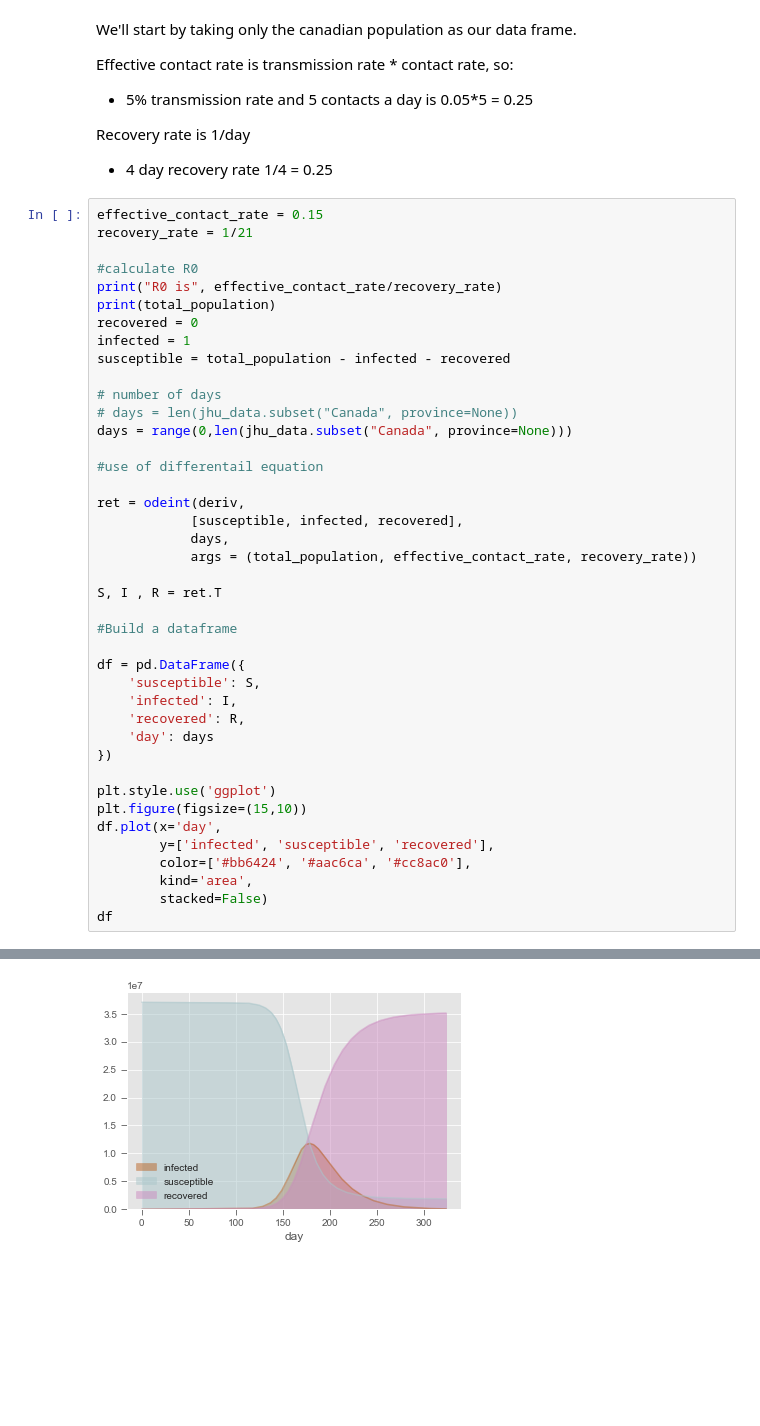
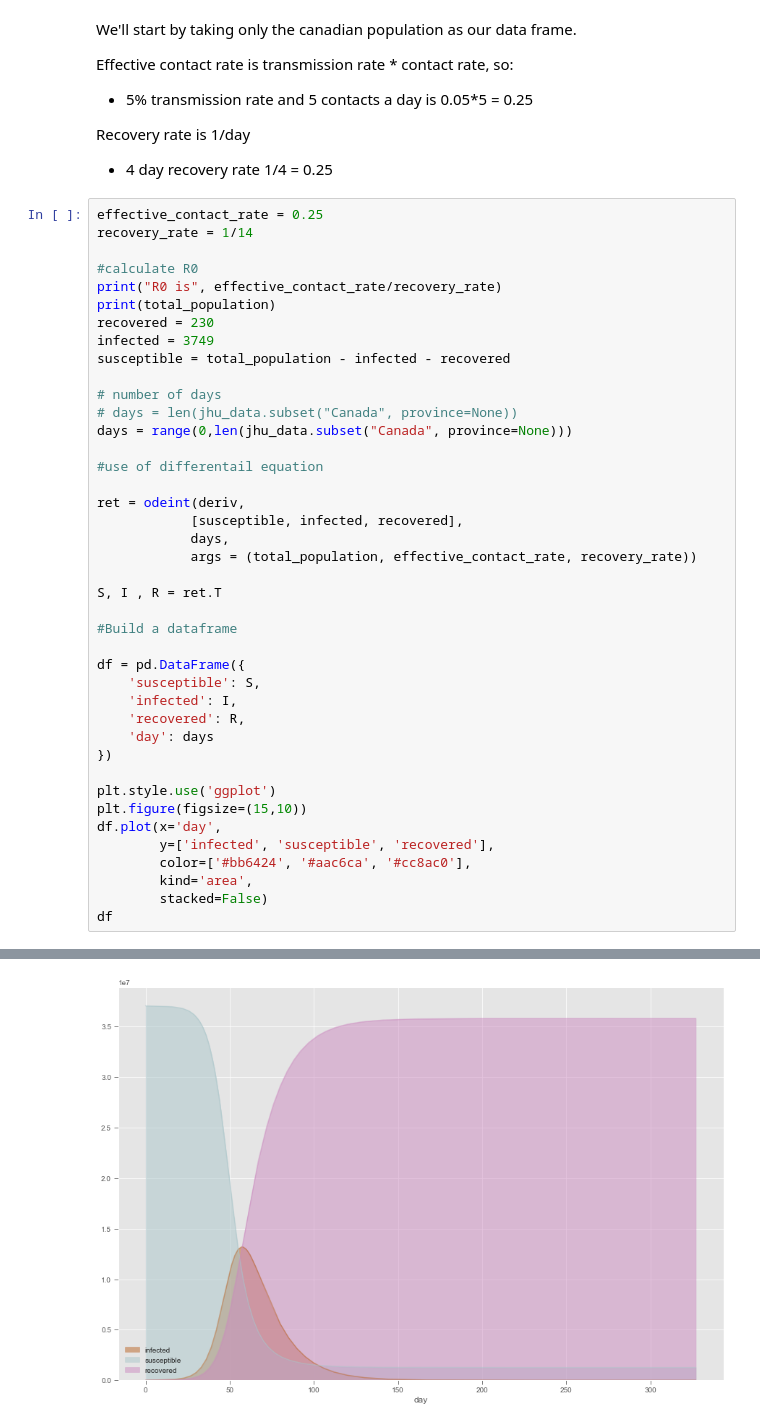
Before and after one commit to isohels/SIRModel, a Jupyter notebook: notebooks/CovsirPhy.ipynb, the cells around one changed output, grey strips where cells are left out. Drawn from its saved outputs; the diff is of its cells as text; blank space fills up the shorter version.

```diff
--- a/notebooks/CovsirPhy.ipynb
+++ b/notebooks/CovsirPhy.ipynb
@@ -844,14 +806,14 @@ Effective contact rate is transmission rate * contact rate, so:
 Recovery rate is 1/day
  - 4 day recovery rate 1/4 = 0.25
 # %%
-effective_contact_rate = 0.15
-recovery_rate = 1/21
+effective_contact_rate = 0.25
+recovery_rate = 1/14
 
 #calculate R0
 print("R0 is", effective_contact_rate/recovery_rate)
 print(total_population)
-recovered = 0
-infected = 1
+recovered = 230
+infected = 3749
 susceptible = total_population - infected - recovered
 
 # number of days
@@ -903,2 +865,2 @@ R0 is 3.15
 <Figure size 1080x720 with 0 Axes>
-[figure, old version]
+[figure, new version]
```
Also changed, not shown: parts of 24 cells of this notebook, 3 other files.
